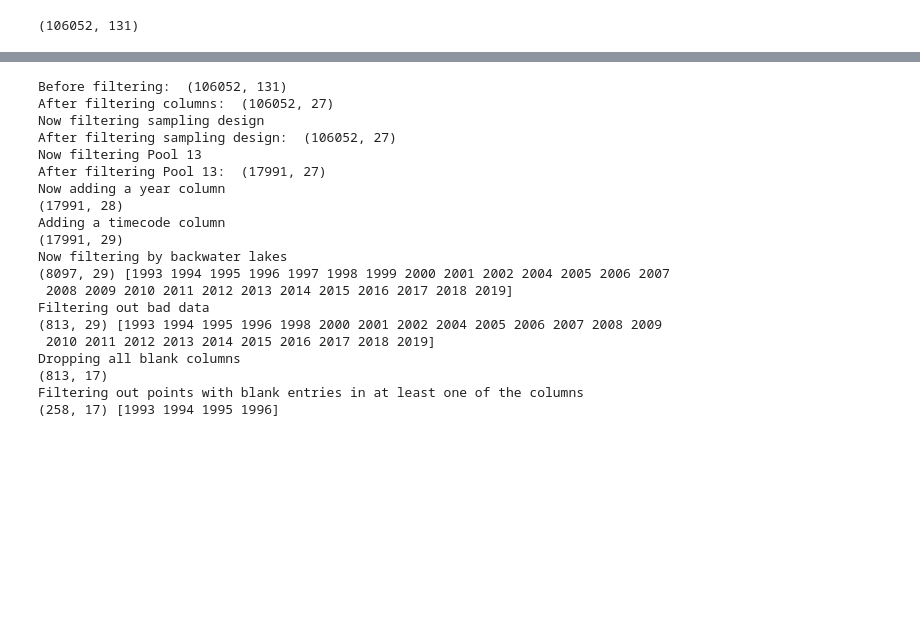
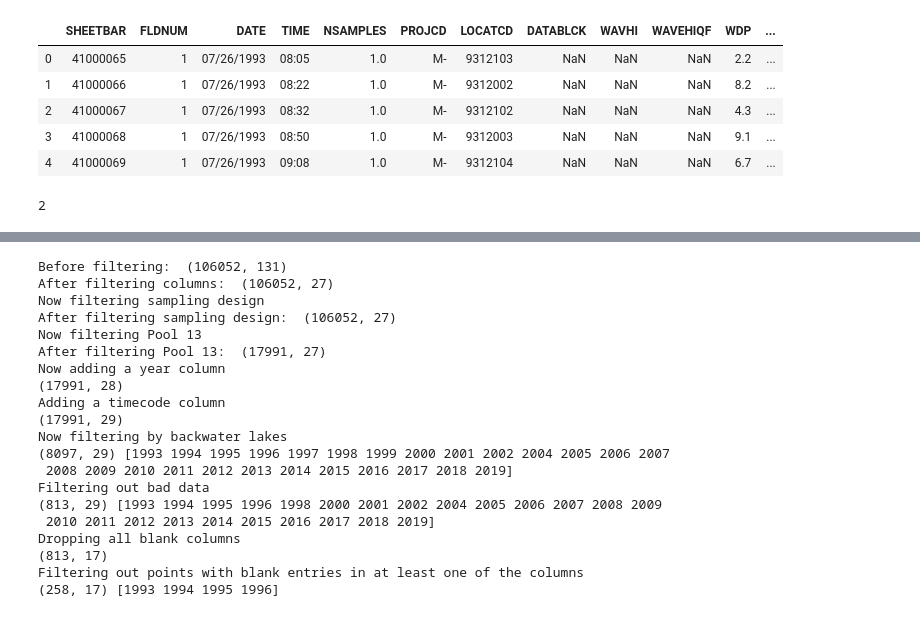
Before and after one commit to DouglasKrouth/UWL-USGS-Mississippi-ltrm-project, a Jupyter notebook: River data code.ipynb, the cells around one changed output, grey strips where cells are left out. Drawn from its saved outputs; the diff is of its cells as text; code cells hidden in the pictures; blank space fills up the shorter version.

```diff
--- a/River data code.ipynb
+++ b/River data code.ipynb
@@ -22,6 +23,28 @@ def filterblanks(columns,data,blank):
 # %%
 #load data
 data = pickle.load(open("water_data.p", "rb"))
-print(data.shape)
+data['LATITUDE'] = None
+data['LONGITUDE'] = None
+data.head()
 # %% [output]
-(106052, 131)
+|  | SHEETBAR | FLDNUM | DATE | TIME | NSAMPLES | PROJCD | LOCATCD | DATABLCK | WAVHI | WAVEHIQF | WDP | ... |
+| 0 | 41000065 | 1 | 07/26/1993 | 08:05 | 1.0 | M- | 9312103 | NaN | NaN | NaN | 2.2 | ... |
+| 1 | 41000066 | 1 | 07/26/1993 | 08:22 | 1.0 | M- | 9312002 | NaN | NaN | NaN | 8.2 | ... |
+| 2 | 41000067 | 1 | 07/26/1993 | 08:32 | 1.0 | M- | 9312102 | NaN | NaN | NaN | 4.3 | ... |
+| 3 | 41000068 | 1 | 07/26/1993 | 08:50 | 1.0 | M- | 9312003 | NaN | NaN | NaN | 9.1 | ... |
+| 4 | 41000069 | 1 | 07/26/1993 | 09:08 | 1.0 | M- | 9312104 | NaN | NaN | NaN | 6.7 | ... |
+# %%
+missing = 0
+for index,row in data.iterrows():
+    # Base case to check if row is missing EASTING, NORTHING values; if so, print row and iterate missing_row_count, then skip the row
+    if pd.isnull(row['EASTING']) or pd.isnull(row['NORTHING']):
+        missing += 1
+        continue
+    # UTM ZONE is in Northern Hemisphere, so northern = True
+    lat_long_temp = utm.to_latlon(row['EASTING'], row['NORTHING'], row['UTMZONE'], northern=True)
+    # Pull values
+    data.loc[index,'LATITUDE'] = lat_long_temp[0]
+    data.loc[index,'LONGITUDE'] = lat_long_temp[1]
+print(missing)
+# %% [output]
+2
```
Also changed, not shown: parts of 8 cells of this notebook, 1 other file.
